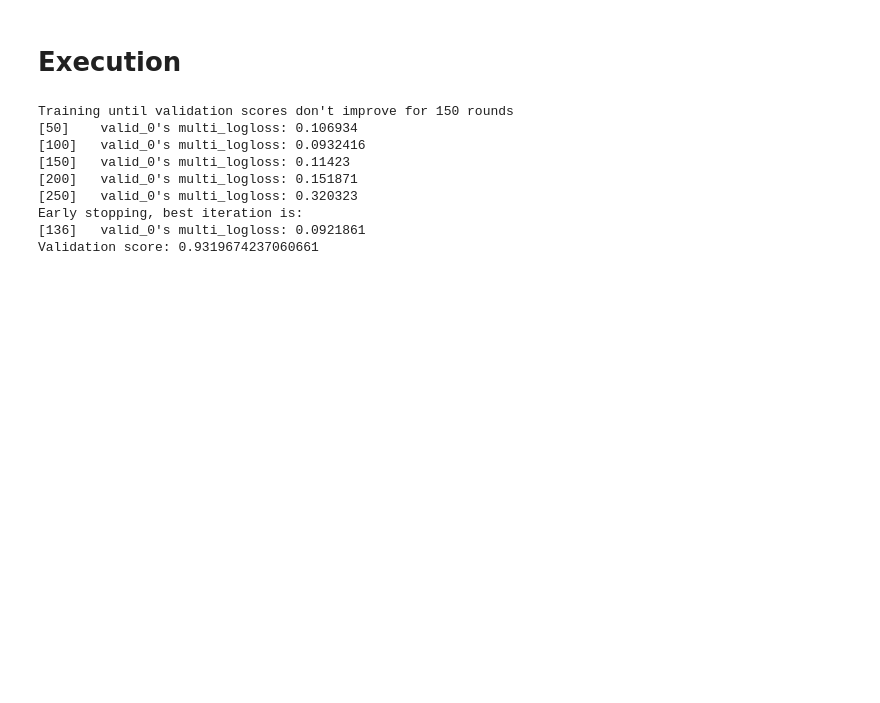
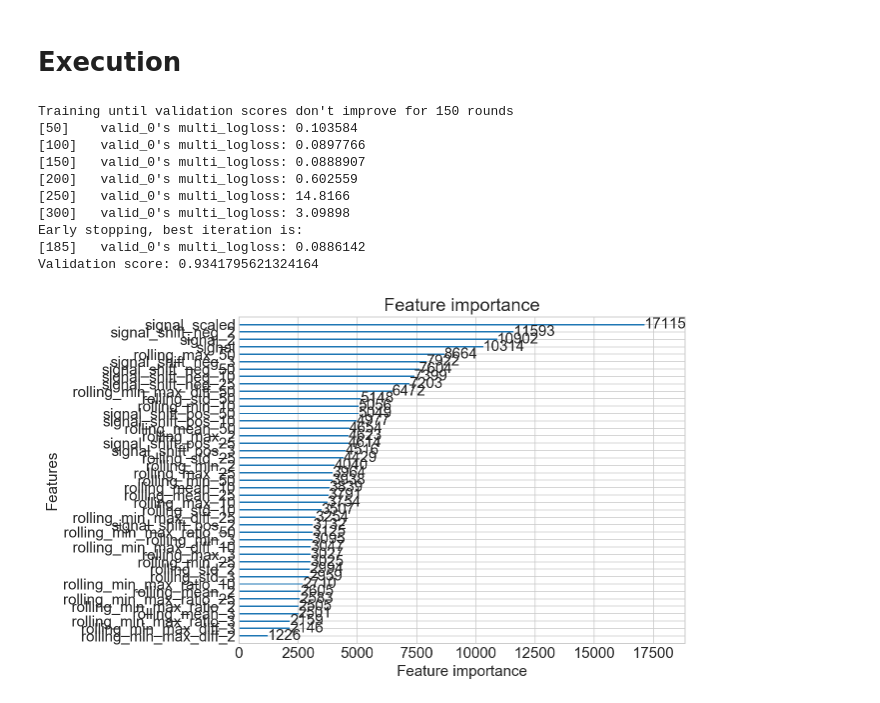
Before and after one commit to geraldgong/Kaggle_Ion, a Jupyter notebook: ion_channels.ipynb, the cells around one changed output. Cells and saved outputs as stored; diff of their text form; code cells hidden in the pictures; blank space fills up the shorter version.

Commit message:
best score version

```diff
--- a/ion_channels.ipynb
+++ b/ion_channels.ipynb
@@ -71,8 +104,8 @@ class KaggleCompete:
             "n_jobs": -1,
         }
 
-        self.windows = [10, 50]
-        self.batch_size = 4000
+        self.windows = [2, 3, 10, 25, 50]
+        self.batch_size = 10000
 
     ######################################################################
     # Load Data
@@ -100,7 +133,7 @@ class KaggleCompete:
     ######################################################################
     def label_batch(self):
         # init
-        n_samples = 500000
+        n_samples = 100000 # 10s/sweep
         df_train, df_test = self.train, self.test
 
         # assign label
@@ -313,13 +363,15 @@ ions.X_test = ions.feature_engineering(ions.X_test)
 ions.feature_selection(drop_list=['time', 'label', 'batch_idx', 'group'])
 # %%
 lgb_model = ions.model_train()
+ions.submit_result(lgb_model)
 # %% [output]
 Training until validation scores don't improve for 150 rounds
-[50]    valid_0's multi_logloss: 0.106934
-[100]   valid_0's multi_logloss: 0.0932416
-[150]   valid_0's multi_logloss: 0.11423
-[200]   valid_0's multi_logloss: 0.151871
-[250]   valid_0's multi_logloss: 0.320323
+[50]    valid_0's multi_logloss: 0.103584
+[100]   valid_0's multi_logloss: 0.0897766
+[150]   valid_0's multi_logloss: 0.0888907
+[200]   valid_0's multi_logloss: 0.602559
+[250]   valid_0's multi_logloss: 14.8166
+[300]   valid_0's multi_logloss: 3.09898
 Early stopping, best iteration is:
-[136]   valid_0's multi_logloss: 0.0921861
-Validation score: 0.9319674237060661
+[185]   valid_0's multi_logloss: 0.0886142
+Validation score: 0.9341795621324164
@@ -327,0 +378,5 @@ ions.submit_result(lgb_model)
+# %%
+lgb.plot_importance(lgb_model, figsize=(8, 6))
+plt.show()
+# %% [output]
+[figure, added]
```
Also changed, not shown: parts of 9 cells of this notebook, 3 other files.
